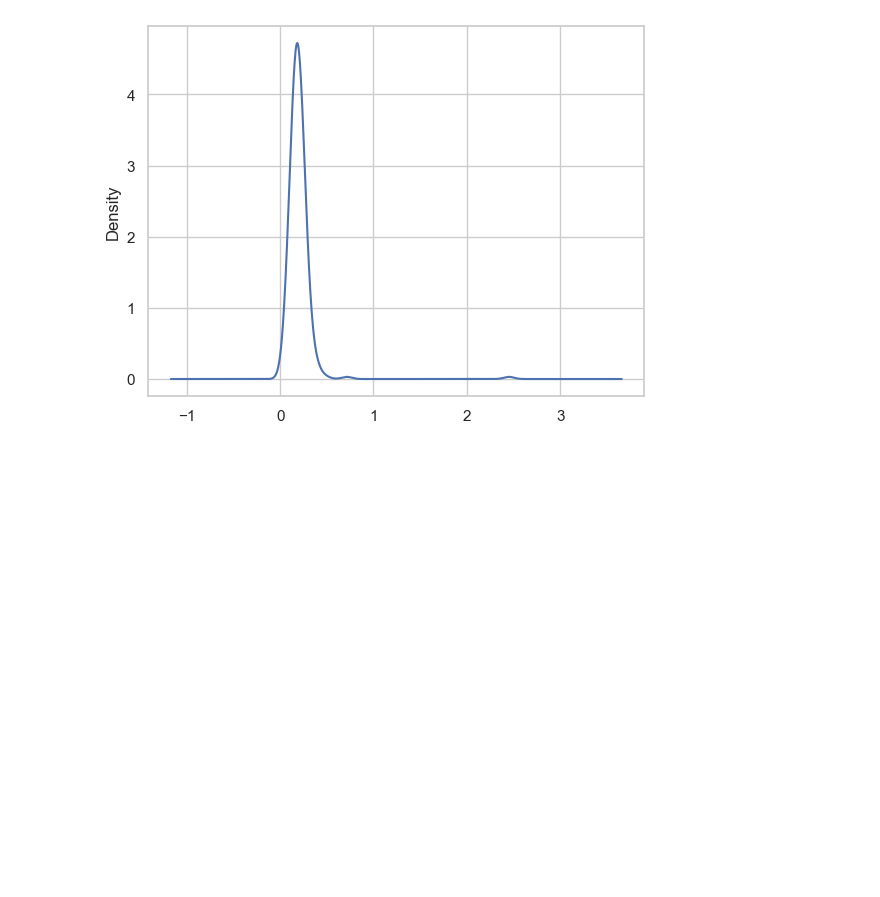
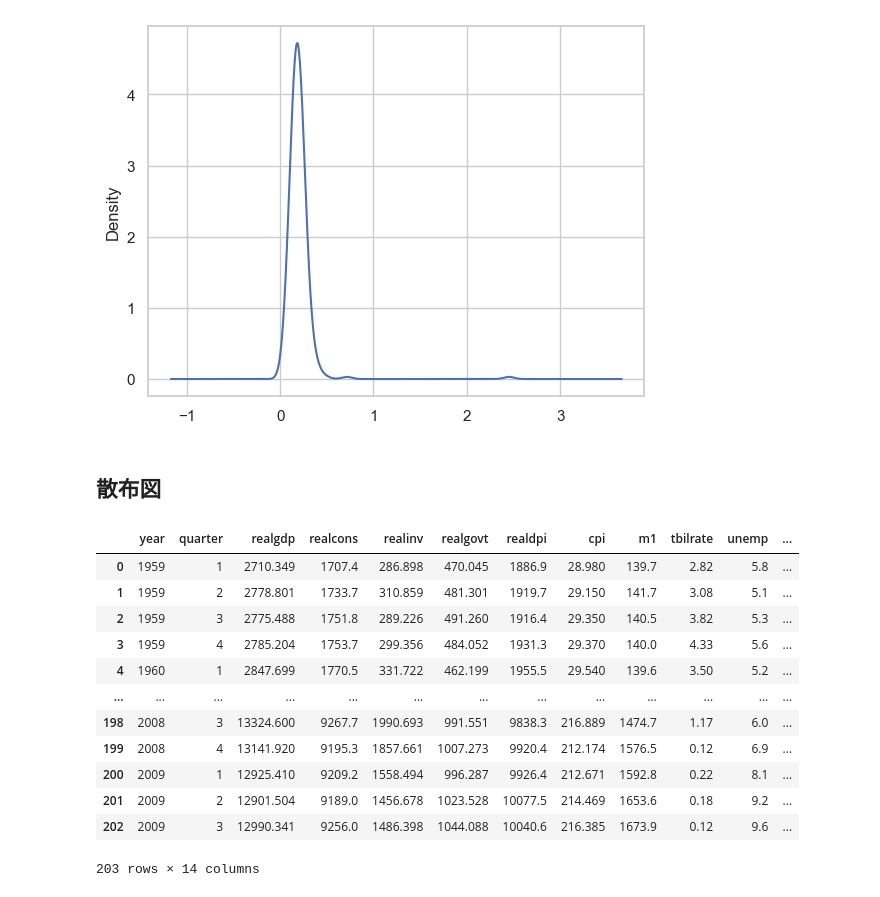
Before and after one commit to tker-78/visualization-training, a Jupyter notebook: notebook/matplotlib.ipynb, the cells around one changed output. Drawn from its saved outputs; the diff is of its cells as text; code cells hidden in the pictures; blank space fills up the shorter version.

```diff
--- a/notebook/matplotlib.ipynb
+++ b/notebook/matplotlib.ipynb
@@ -302,3 +302,5 @@ tips["tip_pct"].plot.density()
 # %% [output]
 <Axes: ylabel='Density'>
 [figure]
+# %% [markdown]
+## 散布図
@@ -304,0 +312,16 @@ tips["tip_pct"].plot.density()
+# %%
+macro
+# %% [output]
+|  | year | quarter | realgdp | realcons | realinv | realgovt | realdpi | cpi | m1 | tbilrate | unemp | ... |
+| 0 | 1959 | 1 | 2710.349 | 1707.4 | 286.898 | 470.045 | 1886.9 | 28.980 | 139.7 | 2.82 | 5.8 | ... |
+| 1 | 1959 | 2 | 2778.801 | 1733.7 | 310.859 | 481.301 | 1919.7 | 29.150 | 141.7 | 3.08 | 5.1 | ... |
+| 2 | 1959 | 3 | 2775.488 | 1751.8 | 289.226 | 491.260 | 1916.4 | 29.350 | 140.5 | 3.82 | 5.3 | ... |
+| 3 | 1959 | 4 | 2785.204 | 1753.7 | 299.356 | 484.052 | 1931.3 | 29.370 | 140.0 | 4.33 | 5.6 | ... |
+| 4 | 1960 | 1 | 2847.699 | 1770.5 | 331.722 | 462.199 | 1955.5 | 29.540 | 139.6 | 3.50 | 5.2 | ... |
+| ... | ... | ... | ... | ... | ... | ... | ... | ... | ... | ... | ... | ... |
+| 198 | 2008 | 3 | 13324.600 | 9267.7 | 1990.693 | 991.551 | 9838.3 | 216.889 | 1474.7 | 1.17 | 6.0 | ... |
+| 199 | 2008 | 4 | 13141.920 | 9195.3 | 1857.661 | 1007.273 | 9920.4 | 212.174 | 1576.5 | 0.12 | 6.9 | ... |
+| 200 | 2009 | 1 | 12925.410 | 9209.2 | 1558.494 | 996.287 | 9926.4 | 212.671 | 1592.8 | 0.22 | 8.1 | ... |
+| 201 | 2009 | 2 | 12901.504 | 9189.0 | 1456.678 | 1023.528 | 10077.5 | 214.469 | 1653.6 | 0.18 | 9.2 | ... |
+| 202 | 2009 | 3 | 12990.341 | 9256.0 | 1486.398 | 1044.088 | 10040.6 | 216.385 | 1673.9 | 0.12 | 9.6 | ... |
+203 rows × 14 columns
```
Also changed, not shown: parts of 7 cells of this notebook.
